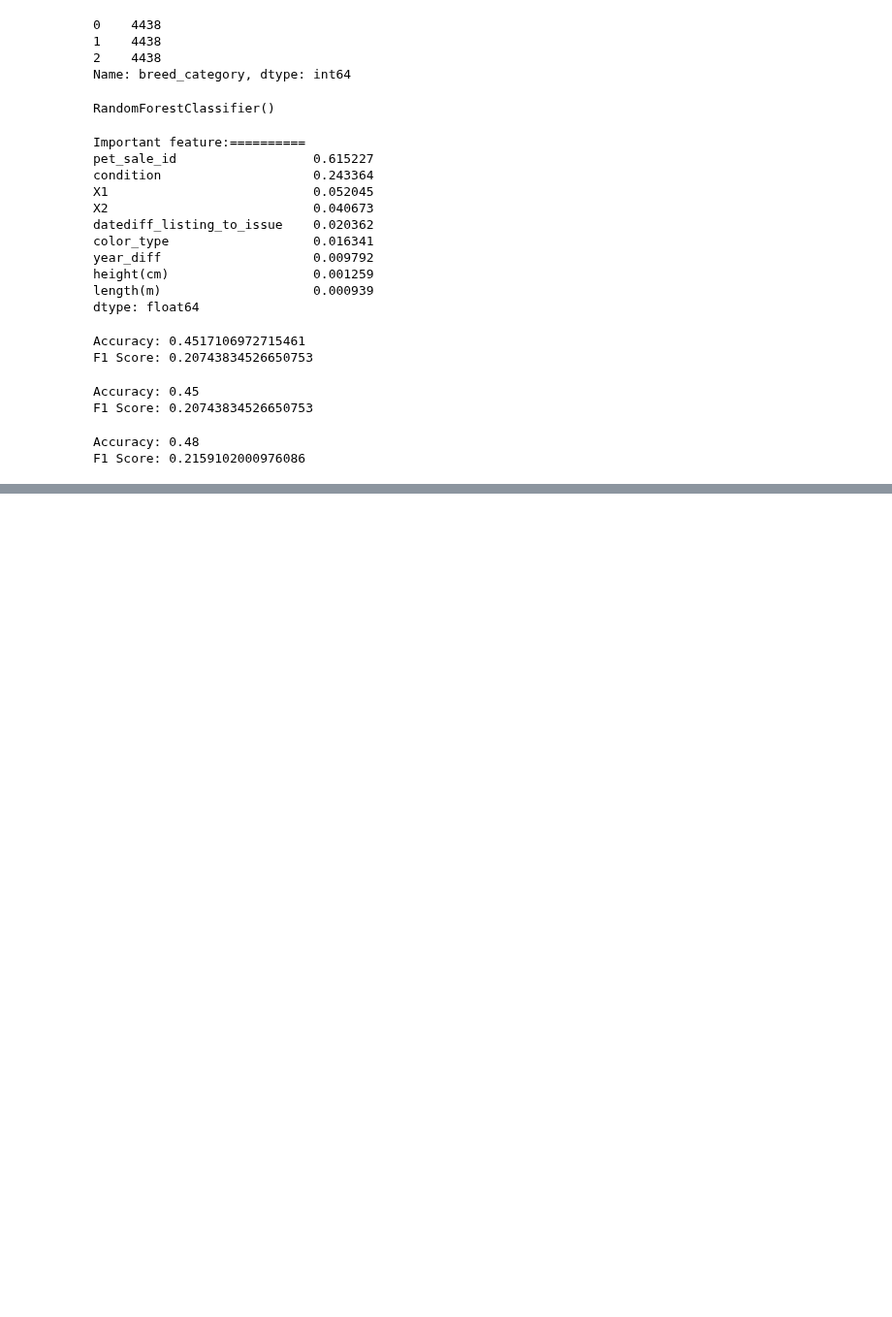
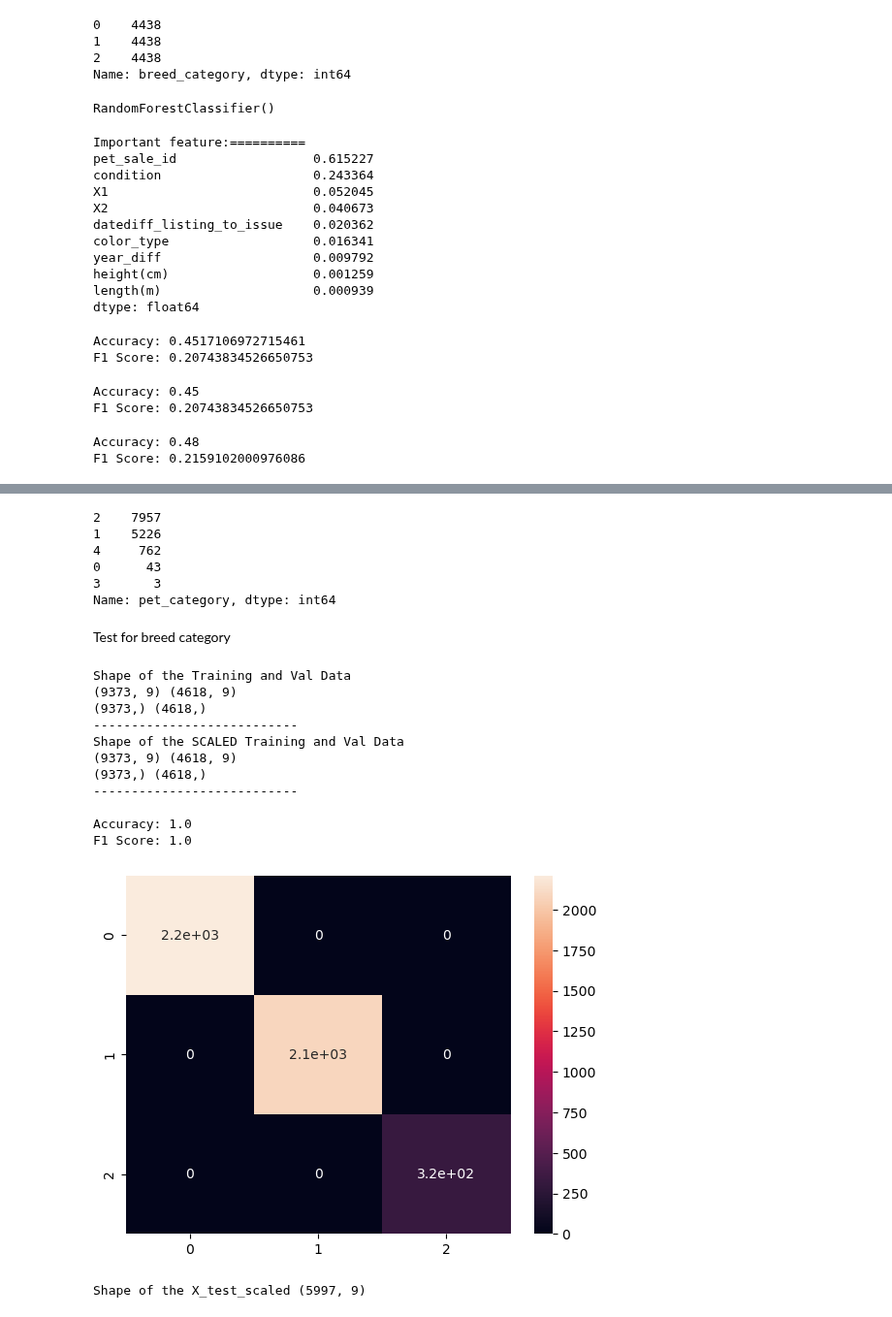
Before and after one commit to anidec25/Linear-Regression, a Jupyter notebook: Business Case Study/Classification_DBS.ipynb, the cells around one changed output, grey strips where cells are left out. Shown at 97% size. Saved outputs shown, nothing was run; the diff lists cells and outputs as text; code cells hidden in the pictures; blank space fills up the shorter version.

```diff
--- a/Business Case Study/Classification_DBS.ipynb
+++ b/Business Case Study/Classification_DBS.ipynb
@@ -1138,0 +1290,78 @@ F1 Score: 0.2159102000976086
+# %%
+train['pet_category'].value_counts()
+# %% [output]
+2    7957
+1    5226
+4     762
+0      43
+3       3
+Name: pet_category, dtype: int64
+# %% [markdown]
+Test for breed category
+# %%
+Xtrain_breed = train_breed[['pet_sale_id', 'color_type', 'length(m)', 'height(cm)', 'X1', 'X2','condition_0.0', 'condition_1.0', 'condition_2.0']]
+ytrain_breed = train_breed['breed_category']
+
+Xtest_breed = test_breed[['pet_sale_id', 'color_type', 'length(m)', 'height(cm)', 'X1', 'X2','condition_0.0', 'condition_1.0', 'condition_2.0']]
+
+X_train, X_val, y_train, y_val = train_test_split(Xtrain_breed, ytrain_breed, test_size=0.33, random_state=42)
+
+
+print('Shape of the Training and Val Data')
+print(X_train.shape, X_val.shape)
+print(y_train.shape,y_val.shape)
+print("---------------------------")
+
+
+scaler = StandardScaler()
+
+scaler.fit(X_train)
+X_train_scaled = scaler.transform(X_train)
+X_val_scaled = scaler.transform(X_val)
+X_test_scaled = scaler.transform(Xtest_breed)
+
+
+print('Shape of the SCALED Training and Val Data')
+print(X_train_scaled.shape, X_val_scaled.shape)
+print(y_train.shape,y_val.shape)
+print("---------------------------\n")
+
+
+# Model
+# Initialize and train the Random Forest classifier
+model_breed = RandomForestClassifier(n_estimators=100, random_state=42)
+model_breed.fit(X_train_scaled, y_train)
+
+# Make predictions on the test data
+y_pred = model_breed.predict(X_val_scaled)
+
+# Calculate accuracy
+accuracy = accuracy_score(y_val, y_pred)
+print("Accuracy:", accuracy)
+
+# Calculate f1_score
+f1 = f1_score(y_val,y_pred, average='macro')
+print(f'F1 Score: {f1}')
+
+# Print classification report
+report = confusion_matrix(y_val, y_pred,)
+sns.heatmap(report,annot=True)
+plt.show()
+
+print('\n')
+
+print(f"Shape of the X_test_scaled {X_test_scaled.shape}")
+# %% [output]
+Shape of the Training and Val Data
+(9373, 9) (4618, 9)
+(9373,) (4618,)
+---------------------------
+Shape of the SCALED Training and Val Data
+(9373, 9) (4618, 9)
+(9373,) (4618,)
+---------------------------
+
+Accuracy: 1.0
+F1 Score: 1.0
+[figure, added]
+Shape of the X_test_scaled (5997, 9)
```
Also changed, not shown: parts of 21 cells of this notebook.
